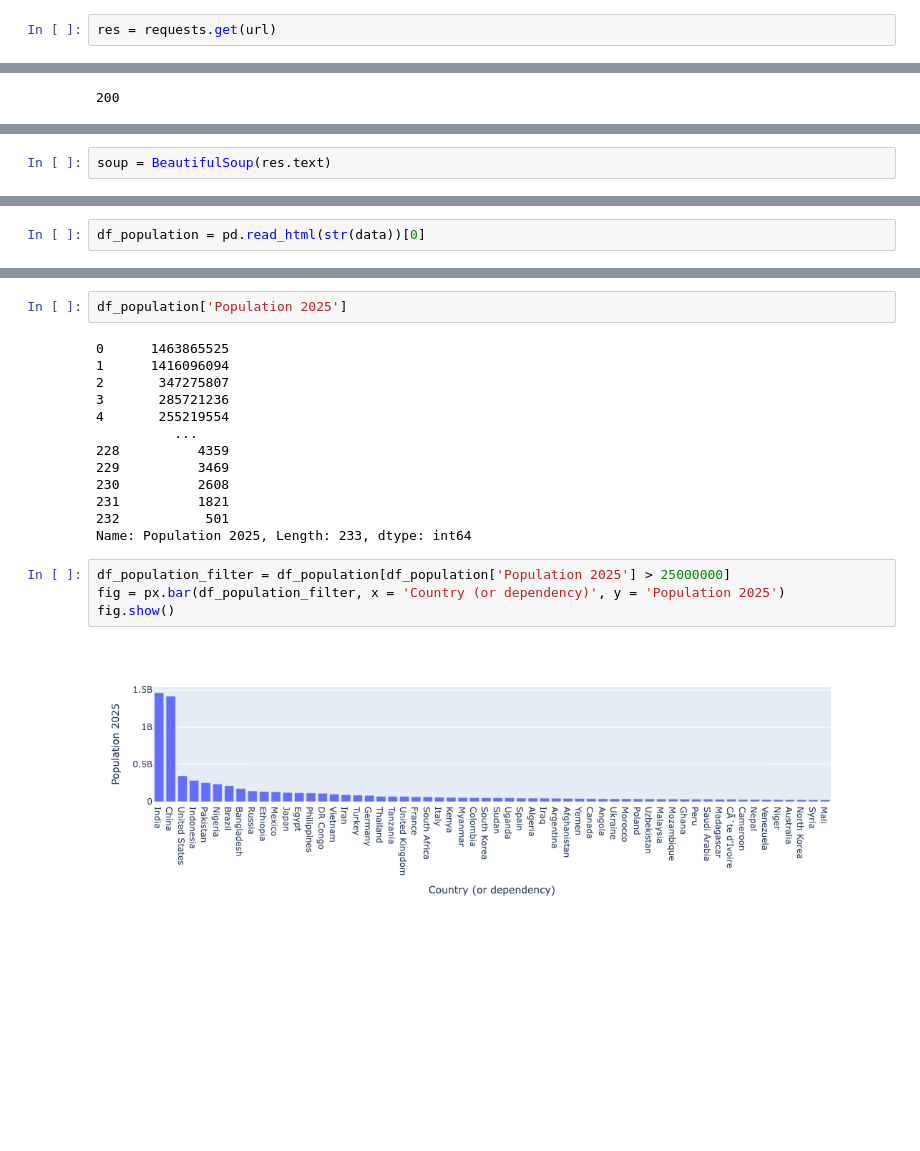
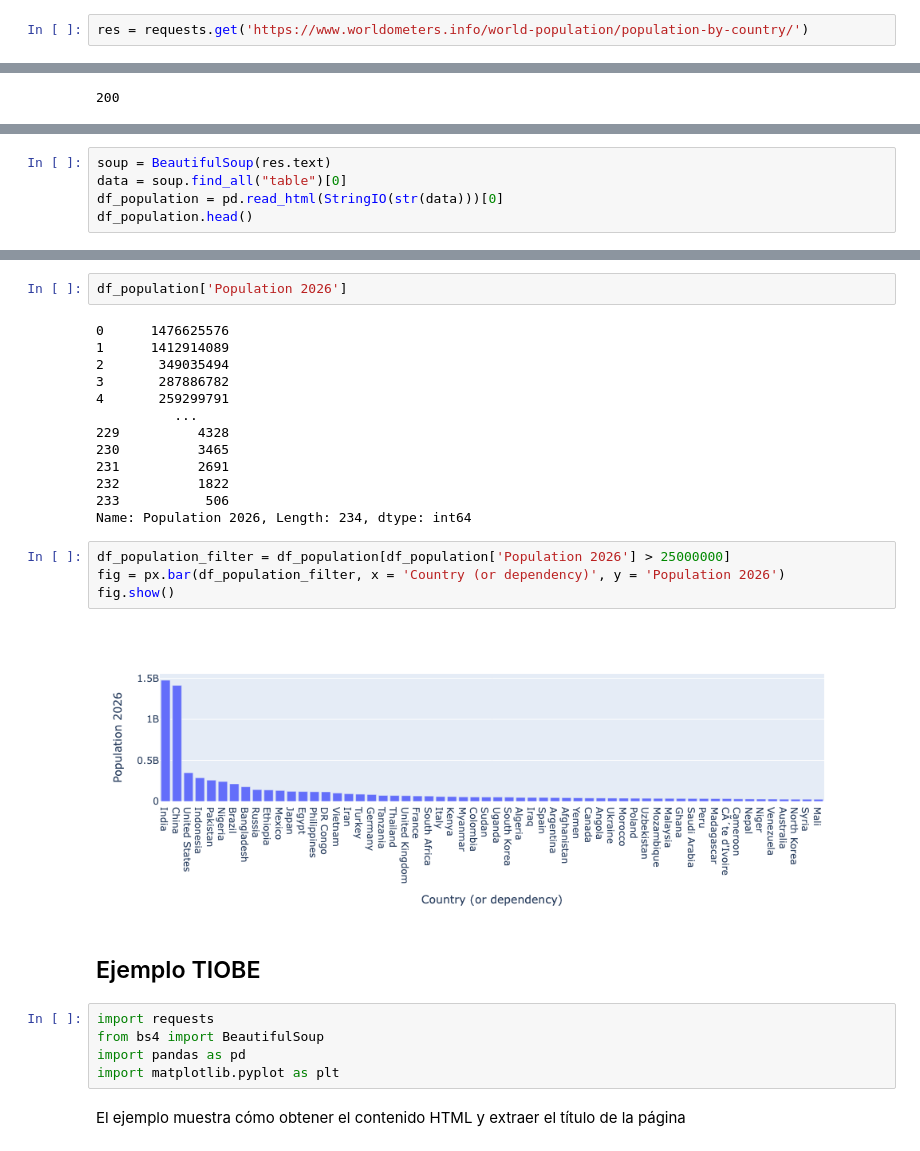
Before and after one commit to ppandomail/lp, a Jupyter notebook: doc/07-webscraping.ipynb, the cells around one changed output, grey strips where cells are left out. Cells and saved outputs as stored; diff of their text form; blank space fills up the shorter version.

```diff
--- a/doc/07-webscraping.ipynb
+++ b/doc/07-webscraping.ipynb
@@ -47,5 +60,5 @@ url = "https://www.worldometers.info/world-population/population-by-country/"
 # %%
-res = requests.get(url)
+res = requests.get('https://www.worldometers.info/world-population/population-by-country/')
 # %%
 res.status_code
 # %% [output]
@@ -55,2 +66,5 @@ res.status_code
 # %%
 soup = BeautifulSoup(res.text)
+data = soup.find_all("table")[0]
+df_population = pd.read_html(StringIO(str(data)))[0]
+df_population.head()
@@ -61,2 +77,0 @@ data = soup.find_all("table")[0]
-# %%
-df_population = pd.read_html(str(data))[0]
@@ -94,21 +100,30 @@ memory usage: 22.0+ KB
 # %%
-df_population['Population 2025']
+df_population['Population 2026']
 # %% [output]
-0      1463865525
-1      1416096094
-2       347275807
-3       285721236
-4       255219554
+0      1476625576
+1      1412914089
+2       349035494
+3       287886782
+4       259299791
           ...
-228          4359
-229          3469
-230          2608
-231          1821
-232           501
-Name: Population 2025, Length: 233, dtype: int64
+229          4328
+230          3465
+231          2691
+232          1822
+233           506
+Name: Population 2026, Length: 234, dtype: int64
 # %%
-df_population_filter = df_population[df_population['Population 2025'] > 25000000]
-fig = px.bar(df_population_filter, x = 'Country (or dependency)', y = 'Population 2025')
+df_population_filter = df_population[df_population['Population 2026'] > 25000000]
+fig = px.bar(df_population_filter, x = 'Country (or dependency)', y = 'Population 2026')
 fig.show()
 # %% [output]
-[figure, old version]
+[figure, new version]
+# %% [markdown]
+## Ejemplo TIOBE
+# %%
+import requests
+from bs4 import BeautifulSoup
+import pandas as pd
+import matplotlib.pyplot as plt
+# %% [markdown]
+El ejemplo muestra cómo obtener el contenido HTML y extraer el título de la página
```
Also changed, not shown: parts of 23 cells of this notebook, 1 other file.
